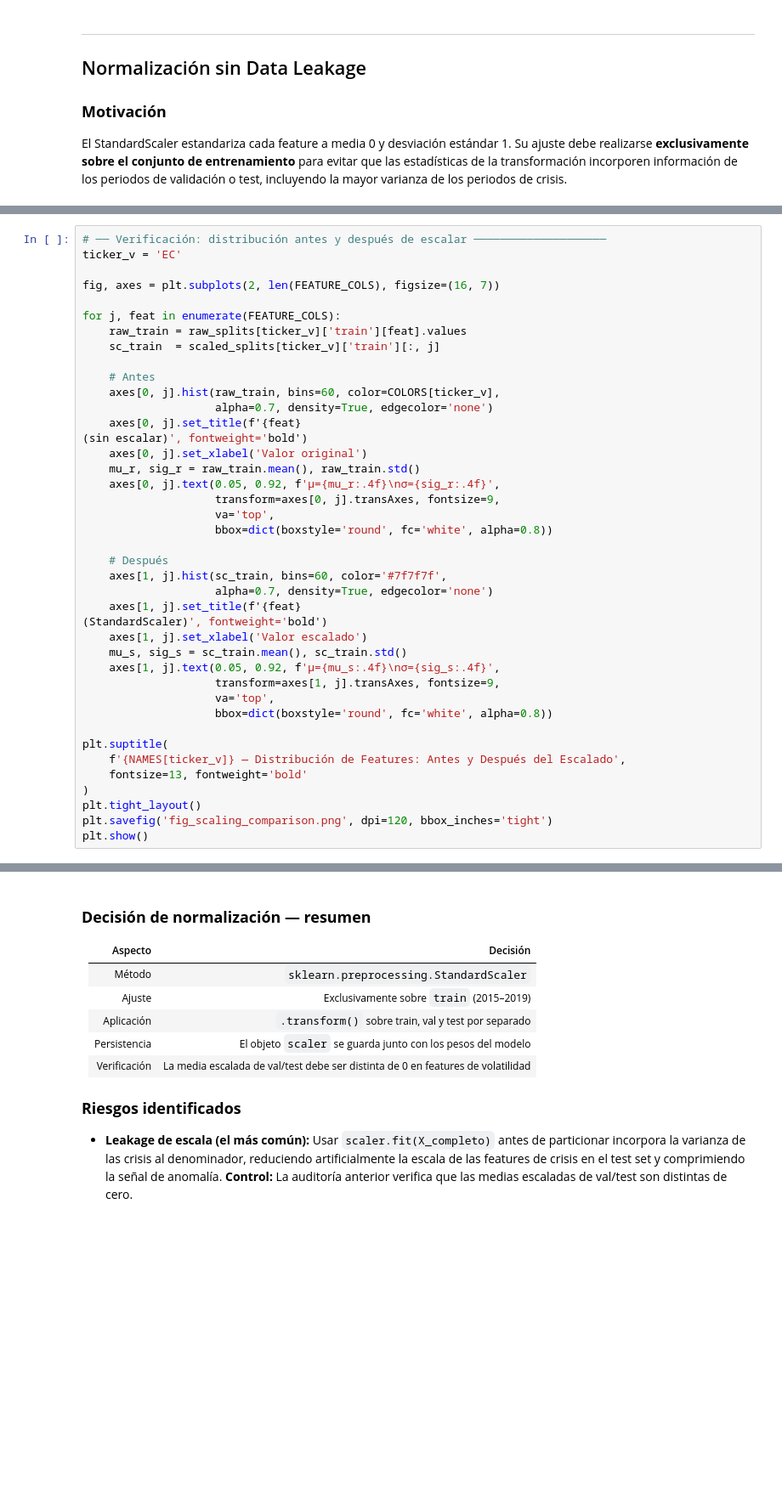
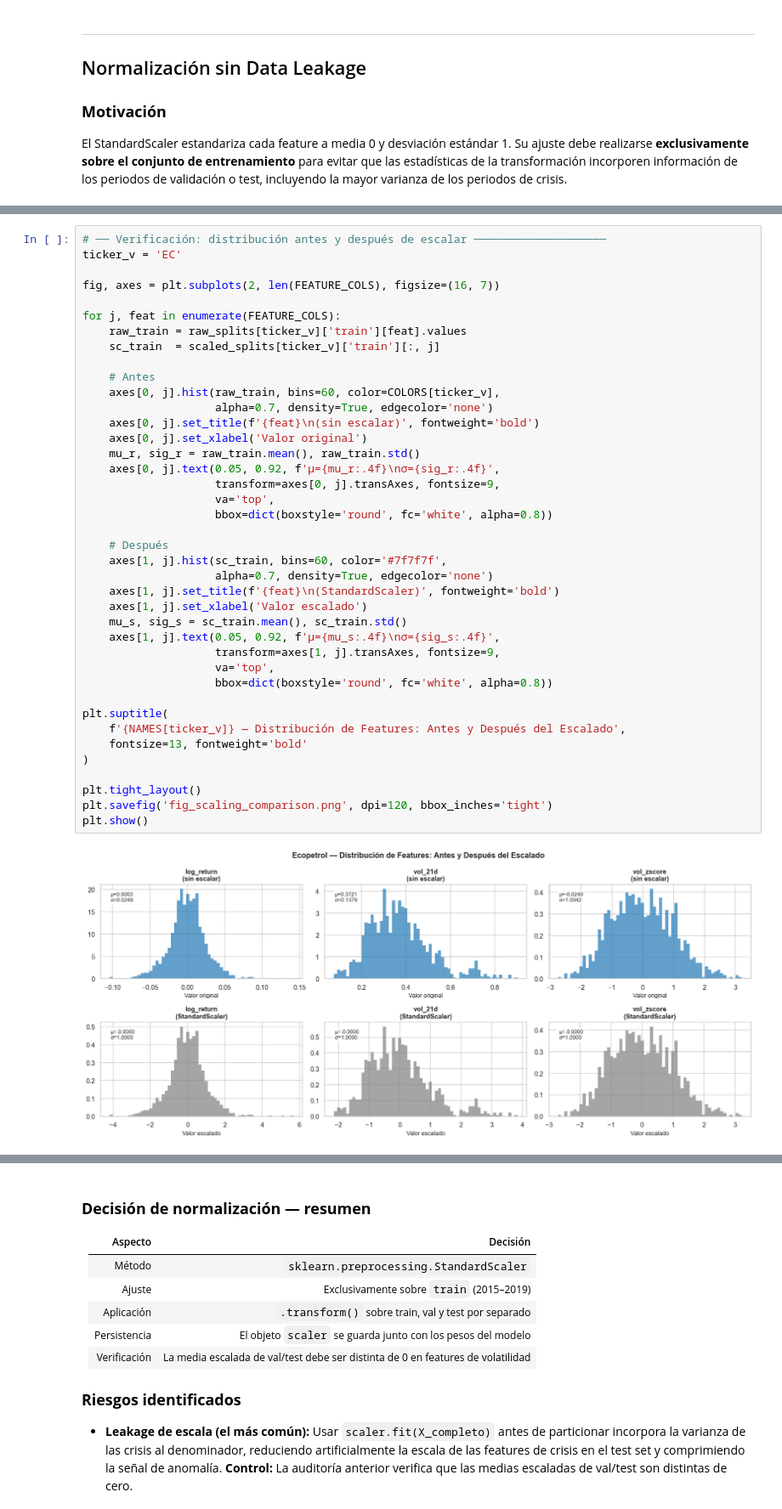
Before and after one commit to MariFraRi/anomaly-detection-colombian-stocks-autoencoder, a Jupyter notebook: notebooks/Notebook_02_Feature_Engineering.ipynb, the cells around one changed output, grey strips where cells are left out. Shown at 85% size. Saved outputs shown, nothing was run; the diff lists cells and outputs as text; blank space fills up the shorter version.

```diff
--- a/notebooks/Notebook_02_Feature_Engineering.ipynb
+++ b/notebooks/Notebook_02_Feature_Engineering.ipynb
@@ -1070,37 +1226,38 @@ for j, feat in enumerate(FEATURE_COLS):
     raw_train = raw_splits[ticker_v]['train'][feat].values
     sc_train  = scaled_splits[ticker_v]['train'][:, j]
 
     # Antes
     axes[0, j].hist(raw_train, bins=60, color=COLORS[ticker_v],
                     alpha=0.7, density=True, edgecolor='none')
-    axes[0, j].set_title(f'{feat}
-(sin escalar)', fontweight='bold')
+    axes[0, j].set_title(f'{feat}\n(sin escalar)', fontweight='bold')
     axes[0, j].set_xlabel('Valor original')
     mu_r, sig_r = raw_train.mean(), raw_train.std()
     axes[0, j].text(0.05, 0.92, f'μ={mu_r:.4f}\nσ={sig_r:.4f}',
                     transform=axes[0, j].transAxes, fontsize=9,
                     va='top',
                     bbox=dict(boxstyle='round', fc='white', alpha=0.8))
 
     # Después
     axes[1, j].hist(sc_train, bins=60, color='#7f7f7f',
                     alpha=0.7, density=True, edgecolor='none')
-    axes[1, j].set_title(f'{feat}
-(StandardScaler)', fontweight='bold')
+    axes[1, j].set_title(f'{feat}\n(StandardScaler)', fontweight='bold')
     axes[1, j].set_xlabel('Valor escalado')
     mu_s, sig_s = sc_train.mean(), sc_train.std()
     axes[1, j].text(0.05, 0.92, f'μ={mu_s:.4f}\nσ={sig_s:.4f}',
                     transform=axes[1, j].transAxes, fontsize=9,
                     va='top',
                     bbox=dict(boxstyle='round', fc='white', alpha=0.8))
 
 plt.suptitle(
     f'{NAMES[ticker_v]} — Distribución de Features: Antes y Después del Escalado',
     fontsize=13, fontweight='bold'
 )
+
 plt.tight_layout()
 plt.savefig('fig_scaling_comparison.png', dpi=120, bbox_inches='tight')
 plt.show()
+# %% [output]
+[figure, added]
 # %%
 # ── Verificar no-leakage: comparar media val/test escalados vs 0 ──────────────
 print("AUDITORÍA ANTI-LEAKAGE")
```
Also changed, not shown: parts of 23 cells of this notebook, 25 other files.
